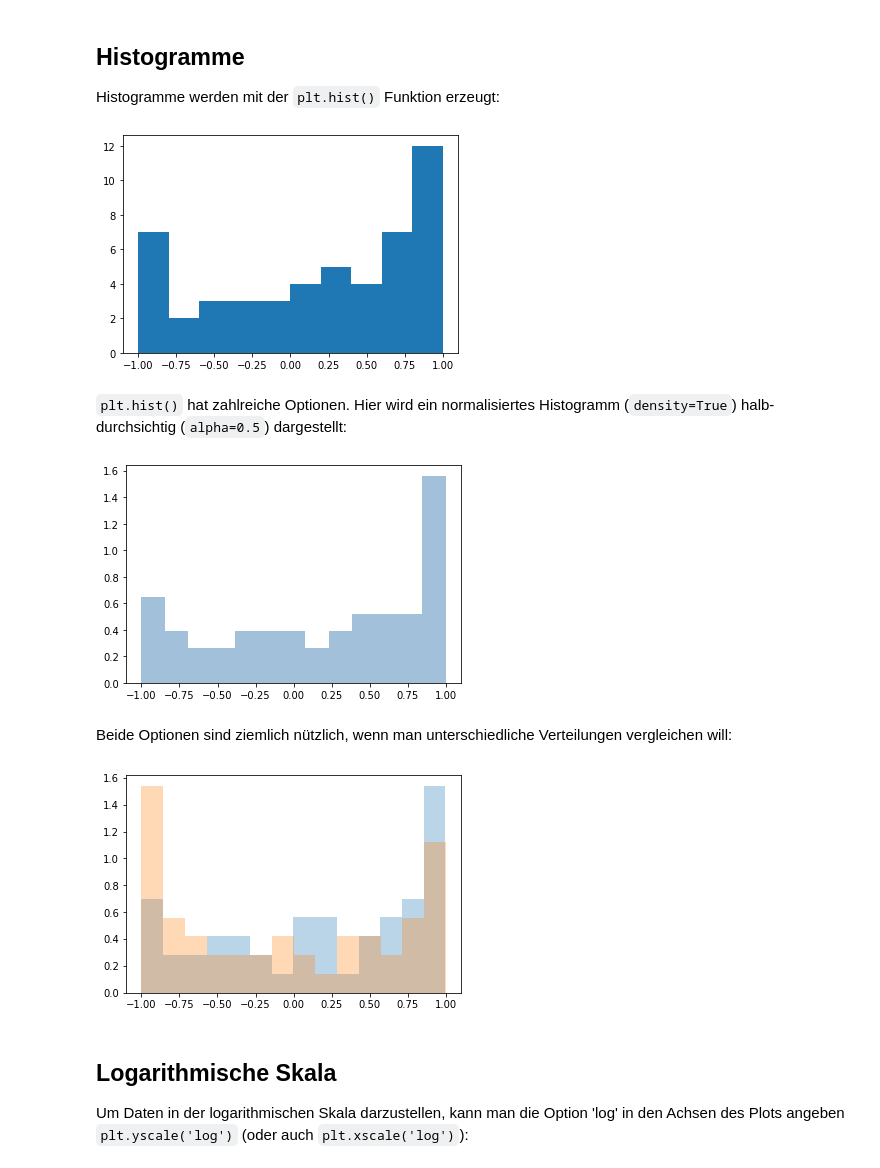
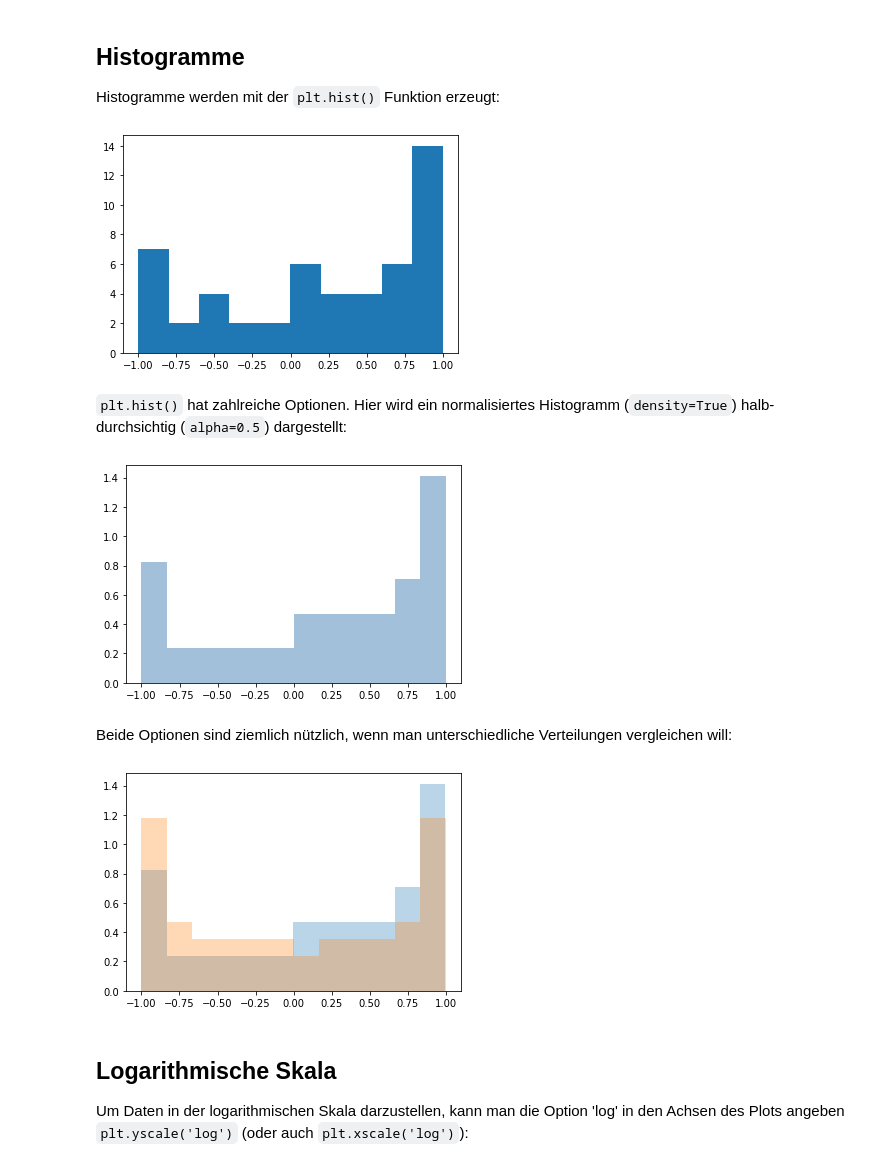
Before and after one commit to MASS2-hsMannheim/eduScrum, a Jupyter notebook: Sprint2.ipynb, the cells around one changed output. Drawn from its saved outputs; the diff is of its cells as text; code cells hidden in the pictures.

```diff
--- a/Sprint2.ipynb
+++ b/Sprint2.ipynb
@@ -263,32 +285,32 @@ plt.errorbar(x, y, yerr=dy, fmt='.k');
 ## Histogramme
 Histogramme werden mit der `plt.hist()` Funktion erzeugt:
 # %%
-x = np.linspace(0, 10, 50)
+x = np.linspace(0, 3*np.pi, 51)
 y = np.sin(x)
 plt.hist(y);
 # %% [output]
-[figure, old version]
+[figure, new version]
 # %% [markdown]
 `plt.hist()` hat zahlreiche Optionen. Hier wird ein normalisiertes Histogramm (`density=True`) halb-durchsichtig (`alpha=0.5`) dargestellt:
 # %%
-x = np.linspace(0, 10, 50)
+x = np.linspace(0, 3*np.pi, 51)
 y = np.sin(x)
-plt.hist(y, bins=13, density=True, alpha=0.5, histtype='stepfilled', color='steelblue', edgecolor='none');
+plt.hist(y, bins=12, density=True, alpha=0.5, histtype='stepfilled', color='steelblue', edgecolor='none');
 # %% [output]
-[figure, old version]
+[figure, new version]
 # %% [markdown]
  Beide Optionen sind ziemlich nützlich, wenn man unterschiedliche Verteilungen vergleichen will:
 # %%
-x = np.linspace(0, 10, 50)
+x = np.linspace(0, 3*np.pi, 51)
 y = np.sin(x)
 z = np.cos(x)
 
-kwargs = dict(histtype='stepfilled', alpha=0.3, density=True, bins=14)
+kwargs = dict(histtype='stepfilled', alpha=0.3, density=True, bins=12)
 
 plt.hist(y, **kwargs)
 plt.hist(z, **kwargs);
 # %% [output]
-[figure, old version]
+[figure, new version]
 # %% [markdown]
 ## Logarithmische Skala
 
```
Also changed, not shown: parts of 7 cells of this notebook.
